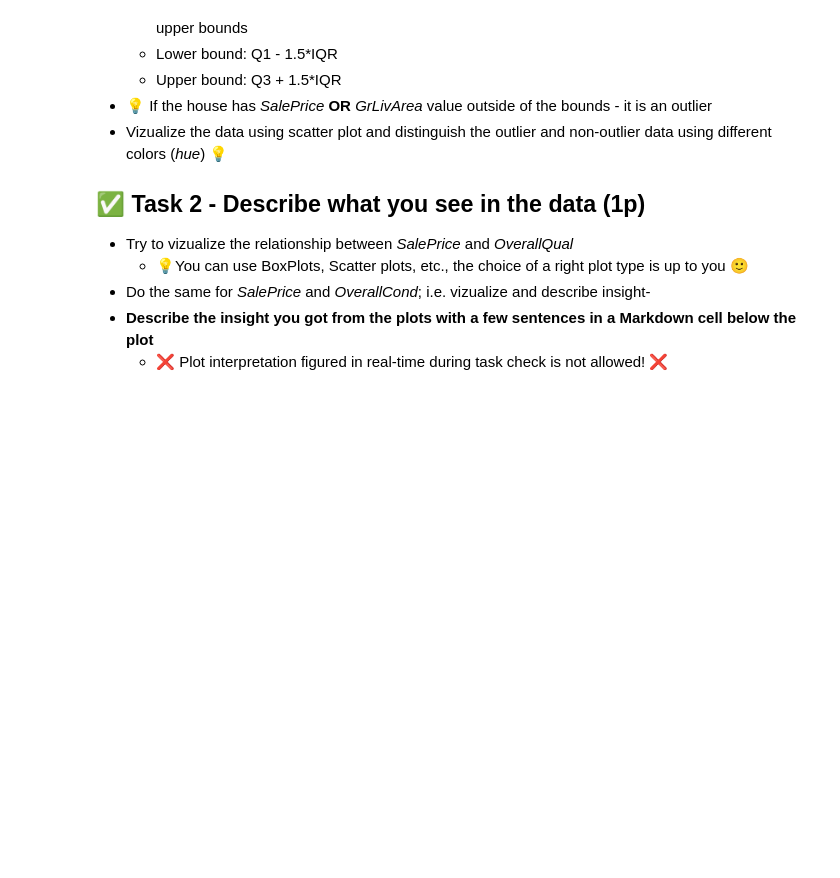
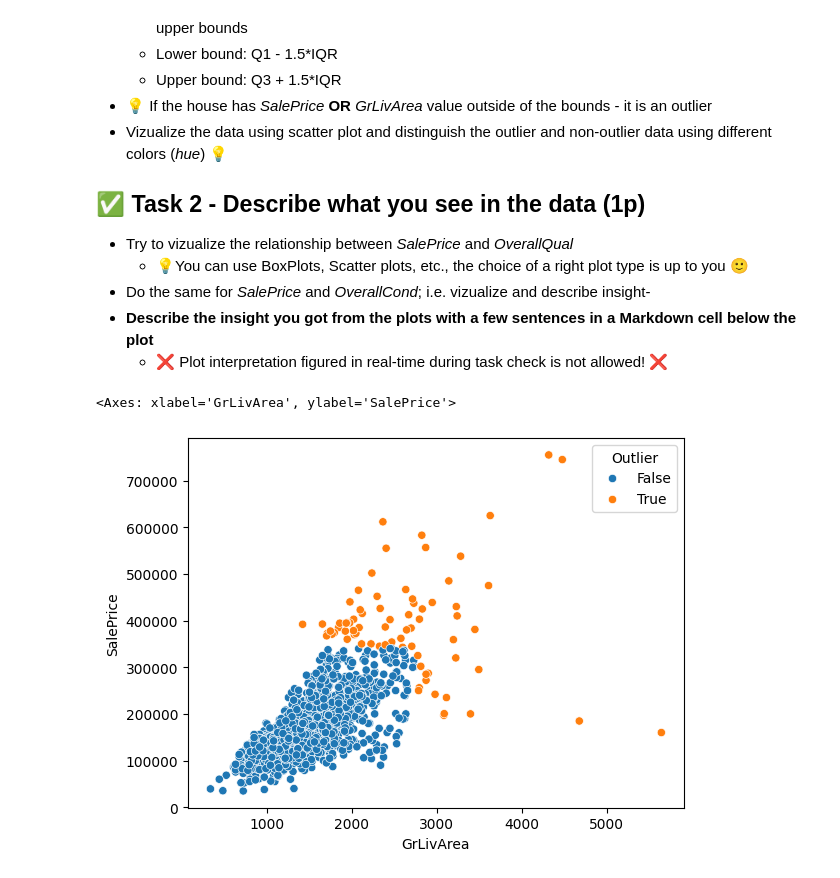
Before and after one commit to patrick11514/VSB, a Jupyter notebook: ZSU/fml_02.ipynb, the cells around one changed output. Cells and saved outputs as stored; diff of their text form; code cells hidden in the pictures; blank space fills up the shorter version.

```diff
--- a/ZSU/fml_02.ipynb
+++ b/ZSU/fml_02.ipynb
@@ -330,3 +330,22 @@ plt.plot(count)
 - Do the same for *SalePrice* and *OverallCond*; i.e. vizualize and describe insight-
 - **Describe the insight you got from the plots with a few sentences in a Markdown cell below the plot**
     - ❌ Plot interpretation figured in real-time during task check is not allowed! ❌
+# %%
+Q1_SalePrice = df.SalePrice.quantile(0.25)
+Q3_SalePrice = df.SalePrice.quantile(0.75)
+IQR_SalePrice = Q3_SalePrice - Q1_SalePrice
+lower_SalePrice = Q1_SalePrice - 1.5 * IQR_SalePrice
+upper_SalePrice = Q3_SalePrice + 1.5 * IQR_SalePrice
+
+Q1_GrLivArea = df.GrLivArea.quantile(0.25)
+Q3_GrLivArea = df.GrLivArea.quantile(0.75)
+IQR_GrLivArea = Q3_GrLivArea - Q1_GrLivArea
+lower_GrLivArea = Q1_GrLivArea - 1.5 * IQR_GrLivArea
+upper_GrLivArea = Q3_GrLivArea + 1.5 * IQR_GrLivArea
+
+df["Outlier"] = (df.SalePrice > upper_SalePrice) | (lower_SalePrice > df.SalePrice) | (df.GrLivArea > upper_GrLivArea) | (lower_GrLivArea > df.GrLivArea)
+# %%
+sns.scatterplot(x='GrLivArea', y='SalePrice', hue='Outlier', data=df)
+# %% [output]
+<Axes: xlabel='GrLivArea', ylabel='SalePrice'>
+[figure, added]
```
Also changed, not shown: parts of 4 cells of this notebook.
